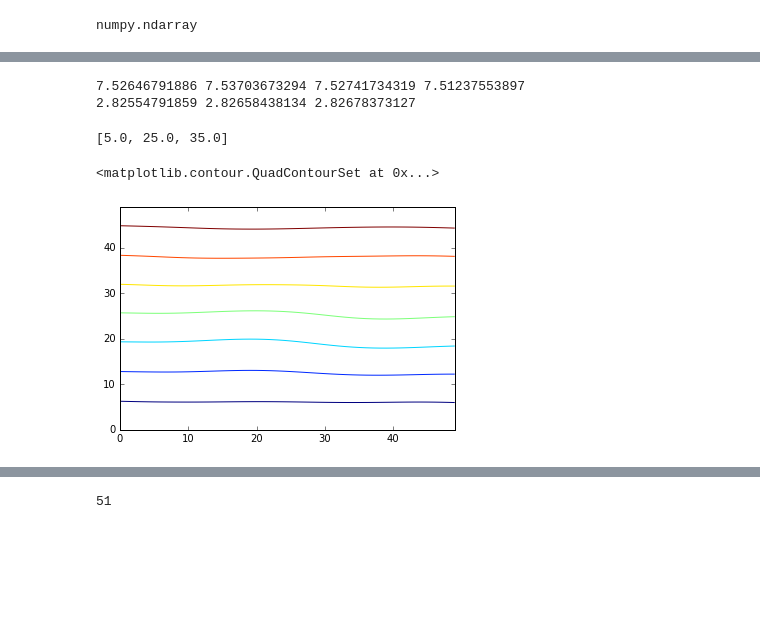
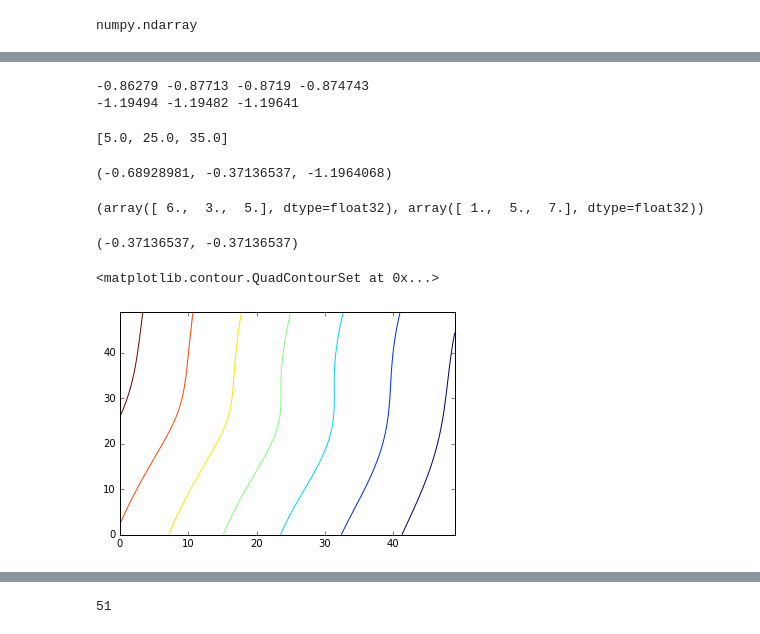
Before and after one commit to Leguark/GeMpy, a Jupyter notebook: Geothealler big function 3D.ipynb, the cells around one changed output, grey strips where cells are left out. Cells and saved outputs as stored; diff of their text form; code cells hidden in the pictures; blank space fills up the shorter version.

```diff
--- a/Geothealler big function 3D.ipynb
+++ b/Geothealler big function 3D.ipynb
@@ -17,8 +17,8 @@ import matplotlib.pyplot as plt
 from matplotlib import cm
 %matplotlib inline
 # %%
-test = GeoMig.GeoMigSim_pro2(c_o = np.float32(-0.58888888),range = np.float32(6))
+test = GeoMig.GeoMigSim_pro2(c_o = np.float32(-0.58888888),range = np.float32(13))
 
 test.create_regular_grid_3D(0,10,0,10,0,10,50,50,50)
-test.theano_set_3D()
+test.theano_set_3D_legacy()
 # %% [output]
@@ -26,5 +26,5 @@ WARNING (theano.gof.compilelock): Overriding existing lock by dead process '1741
 # %%
-layer_1 = np.array([[1,5,7],[5,5,7],[6,5,7], [9,5,7]], dtype = "float32")
+layer_1 = np.array([[1,5,7],[5,5,7],[6,5,5], [9,5,7]], dtype = "float32")
 
 layer_2 = np.array([[1,5,1],[5,5,1],[9,5,1]], dtype = "float32")
 
@@ -38,7 +38,7 @@ dip_angle_2 = float(45)
 layers = np.asarray([layer_1,layer_2])
 dips = np.asarray([dip_pos_1,dip_pos_2])#, dip_pos_3])
 dips_angles = np.asarray([dip_angle_1, dip_angle_2], dtype="float32")
-azimuths = np.asarray([20, 60], dtype="float32")
+azimuths = np.asarray([20, 220], dtype="float32")
 polarity = np.asarray([1, 1], dtype="float32")
 #print (dips_angles)
 rest = np.vstack((i[1:] for i in layers))
@@ -85,19 +96,38 @@ layer_2 = np.array([[1,5,1],[5,5,1],[9,5,1]], dtype = "float32")
 print(sol[5,25,35], sol[25,25,35],  sol[30,25,35],  sol[45,25,35])
 print(sol[5,25,5], sol[25,25,5],  sol[45,25,5])
 # %% [output]
-7.52646791886 7.53703673294 7.52741734319 7.51237553897
-2.82554791859 2.82658438134 2.82678373127
+-0.86279 -0.87713 -0.8719 -0.874743
+-1.19494 -1.19482 -1.19641
 # %%
 list(layer_1[0]*5)
 # %% [output]
 [5.0, 25.0, 35.0]
+# %%
+interfaces_aux = test.geoMigueller(dips,dips_angles,azimuths,polarity,
+                rest, ref)[0]
+
+
+h = sol[10,20,30]# interfaces_aux[np.argmin(abs((test.grid - ref[0]).sum(1)))]
+k = sol[30,15,25]# interfaces_aux[np.argmin(abs((test.grid - dips[0]).sum(1)))]
+j = sol[45,25,5]#interfaces_aux[np.argmin(abs((test.grid - dips[-1]).sum(1)))]
+h,k,j
+# %% [output]
+(-0.68928981, -0.37136537, -1.1964068)
+# %%
+dips[-1], ref[0]
+# %% [output]
+(array([ 6.,  3.,  5.], dtype=float32), array([ 1.,  5.,  7.], dtype=float32))
+# %%
+sol[30,15,25], sol[30,15,25]
+# %% [output]
+(-0.37136537, -0.37136537)
 # %%
 sol = test.geoMigueller(dips,dips_angles,azimuths,polarity, rest, ref)[0].reshape(50,50,50, order = "C")
 sol = np.swapaxes(sol,0,1)
-plt.contour(sol[:,25,:].transpose())
+plt.contour(sol[25,:,:].transpose())
 # %% [output]
 <matplotlib.contour.QuadContourSet at 0x...>
-[figure, old version]
+[figure, new version]
 # %%
 import plotly.plotly as py
 from plotly.graph_objs import *
```
Also changed, not shown: parts of 6 cells of this notebook, 4 other files.
